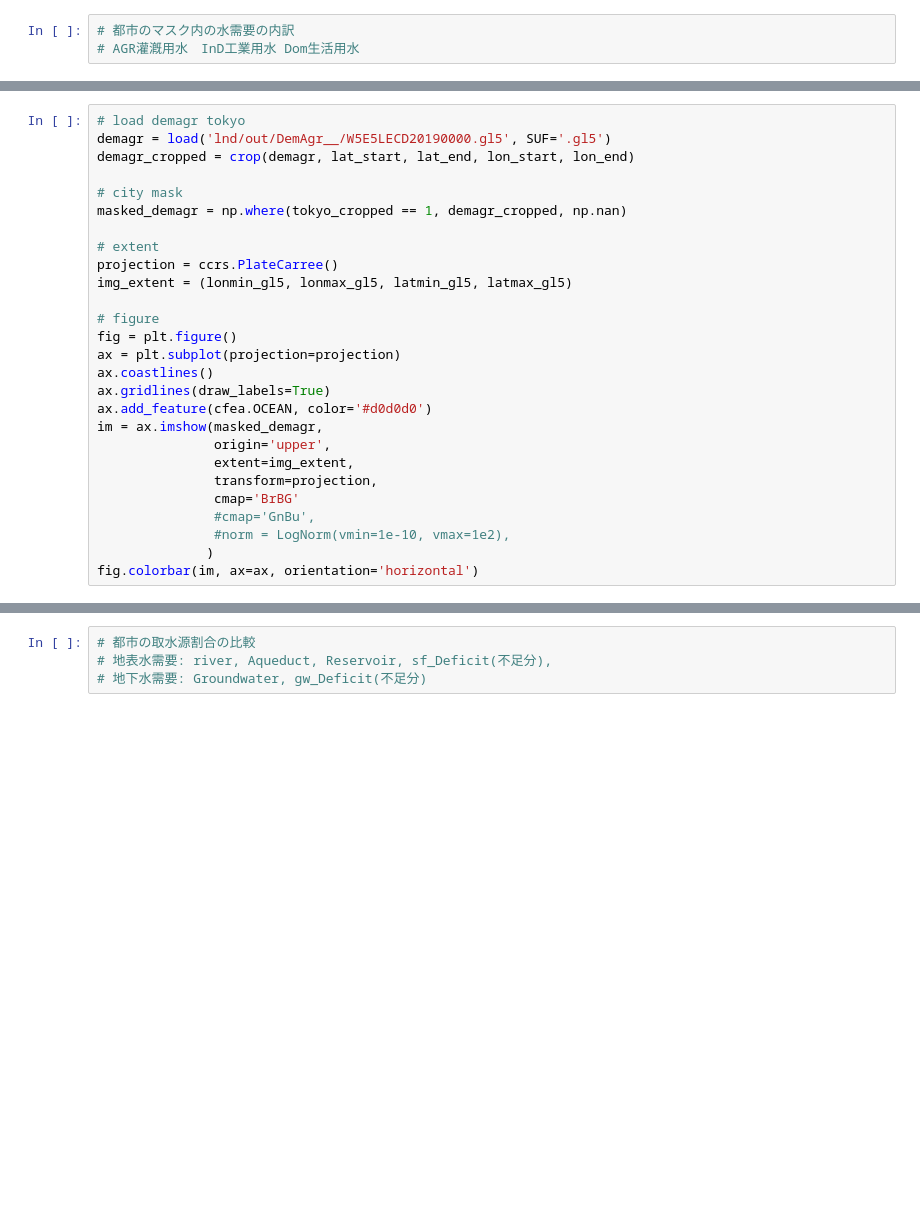
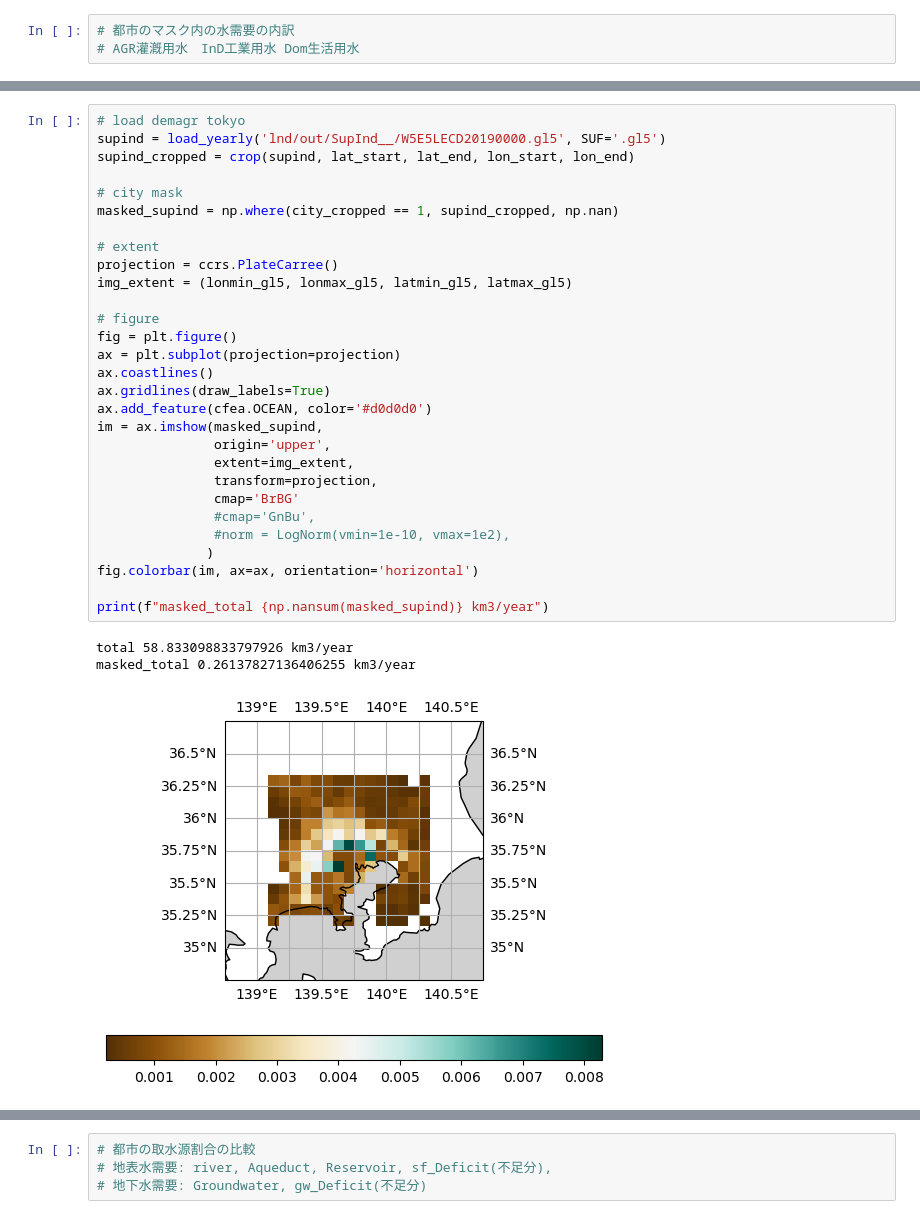
Before and after one commit to HalKiyo/xeno_jupyter_test, a Jupyter notebook: city/tokyo.ipynb, the cells around one changed output, grey strips where cells are left out. Saved outputs shown, nothing was run; the diff lists cells and outputs as text; blank space fills up the shorter version.

```diff
--- a/city/tokyo.ipynb
+++ b/city/tokyo.ipynb
@@ -168,27 +252,33 @@ fig.colorbar(im, ax=ax, orientation='horizontal')
-# %%
-# load demagr tokyo
-demagr = load('lnd/out/DemAgr__/W5E5LECD20190000.gl5', SUF='.gl5')
-demagr_cropped = crop(demagr, lat_start, lat_end, lon_start, lon_end)
-
-# city mask
-masked_demagr = np.where(tokyo_cropped == 1, demagr_cropped, np.nan)
-
-# extent
-projection = ccrs.PlateCarree()
-img_extent = (lonmin_gl5, lonmax_gl5, latmin_gl5, latmax_gl5)
-
-# figure
-fig = plt.figure()
-ax = plt.subplot(projection=projection)
-ax.coastlines()
-ax.gridlines(draw_labels=True)
-ax.add_feature(cfea.OCEAN, color='#d0d0d0')
-im = ax.imshow(masked_demagr,
-               origin='upper',
-               extent=img_extent,
-               transform=projection,
-               cmap='BrBG'
-               #cmap='GnBu',
-               #norm = LogNorm(vmin=1e-10, vmax=1e2),
-              )
-fig.colorbar(im, ax=ax, orientation='horizontal')
+# %%
+# load demagr tokyo
+supind = load_yearly('lnd/out/SupInd__/W5E5LECD20190000.gl5', SUF='.gl5')
+supind_cropped = crop(supind, lat_start, lat_end, lon_start, lon_end)
+
+# city mask
+masked_supind = np.where(city_cropped == 1, supind_cropped, np.nan)
+
+# extent
+projection = ccrs.PlateCarree()
+img_extent = (lonmin_gl5, lonmax_gl5, latmin_gl5, latmax_gl5)
+
+# figure
+fig = plt.figure()
+ax = plt.subplot(projection=projection)
+ax.coastlines()
+ax.gridlines(draw_labels=True)
+ax.add_feature(cfea.OCEAN, color='#d0d0d0')
+im = ax.imshow(masked_supind,
+               origin='upper',
+               extent=img_extent,
+               transform=projection,
+               cmap='BrBG'
+               #cmap='GnBu',
+               #norm = LogNorm(vmin=1e-10, vmax=1e2),
+              )
+fig.colorbar(im, ax=ax, orientation='horizontal')
+
+print(f"masked_total {np.nansum(masked_supind)} km3/year")
+# %% [output]
+total 58.833098833797926 km3/year
+masked_total 0.26137827136406255 km3/year
+[figure, added]
```
Also changed, not shown: parts of 13 cells of this notebook, 6 other files.
